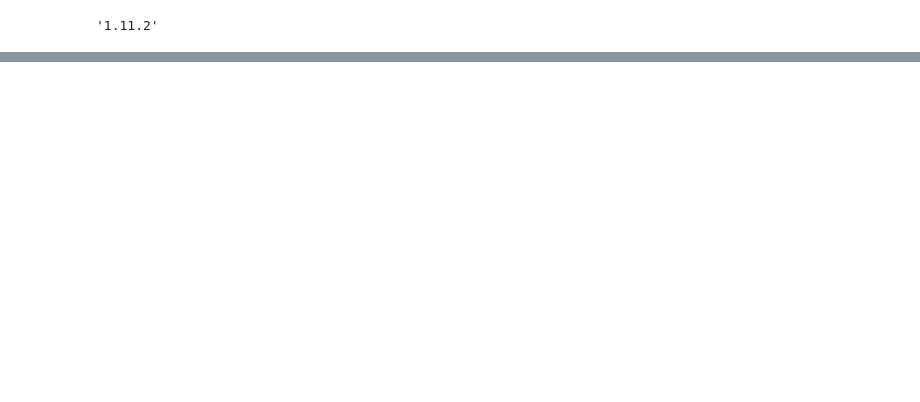
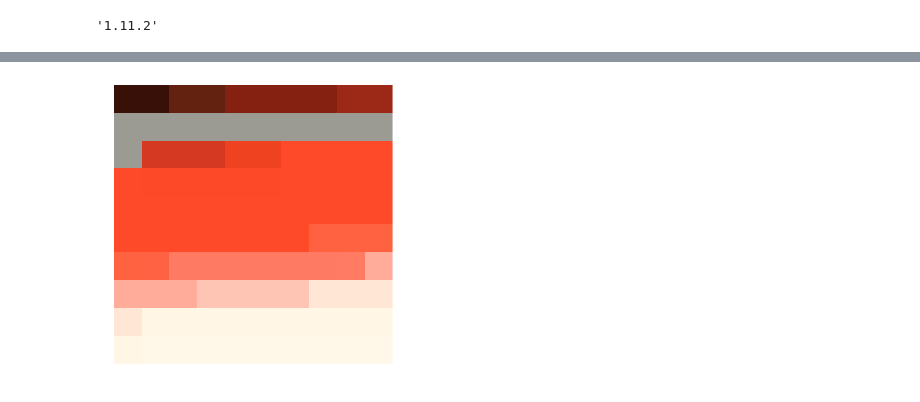
Before and after one commit to pussinboot/tAIko, a Jupyter notebook: notebooks/restart.ipynb, the cells around one changed output, grey strips where cells are left out. Drawn from its saved outputs; the diff is of its cells as text; code cells hidden in the pictures; blank space fills up the shorter version.

```diff
--- a/notebooks/restart.ipynb
+++ b/notebooks/restart.ipynb
@@ -313,0 +330,2 @@ array([  0,   8,  16,  24,  33,  41,  57,  66,  74,  99, 123, 132, 148,
+# %%
+non_gray_mask = np.ravel(np.diff(np.diff(colors)) != 0)
@@ -313,0 +349,13 @@ array([  0,   8,  16,  24,  33,  41,  57,  66,  74,  99, 123, 132, 148,
+# %%
+# normalize to 99 just for kicks
+norm_c = counts[non_gray_mask]
+norm_c = np.ceil(100 * norm_c / sum(norm_c))
+# %%
+norm_c[np.argmax(norm_c)] -= (sum(norm_c) - 100)
+norm_c = norm_c.astype(int)
+# %%
+pretty = np.repeat(colors[non_gray_mask], norm_c, axis=0)
+# %%
+show_screen(np.reshape(pretty, [10, 10, 3]))
+# %% [output]
+[figure, added]
```
Also changed, not shown: parts of 15 cells of this notebook.
